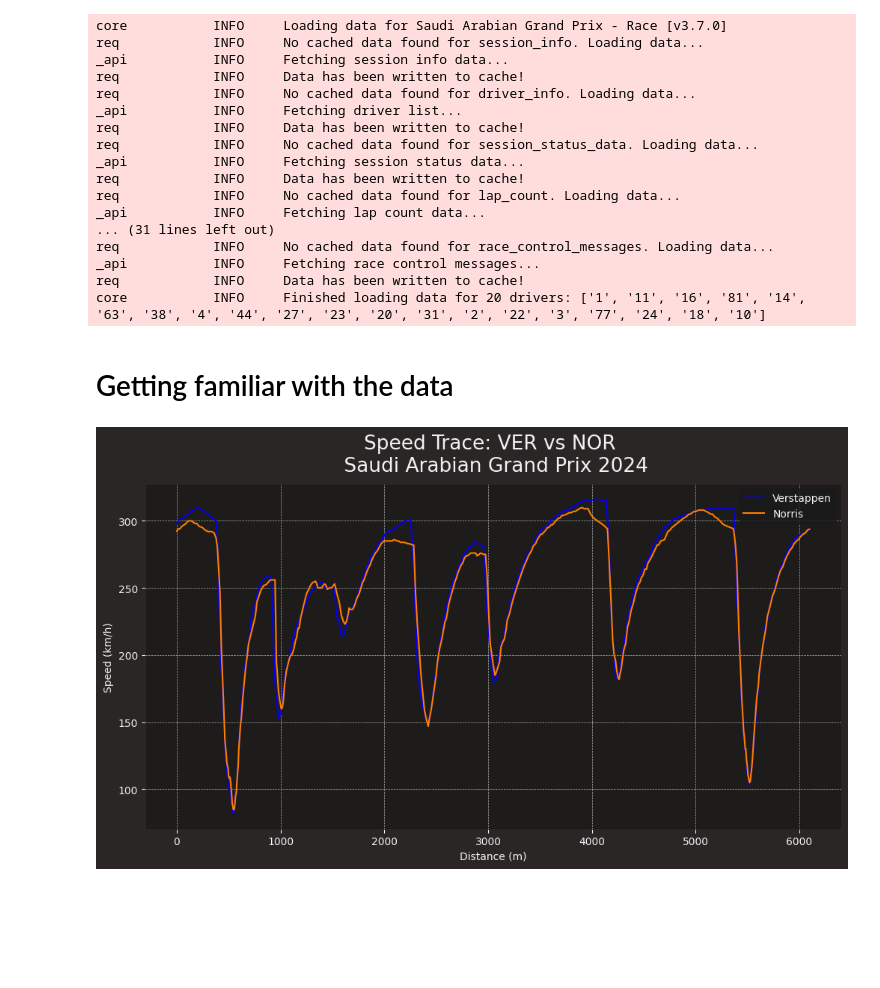
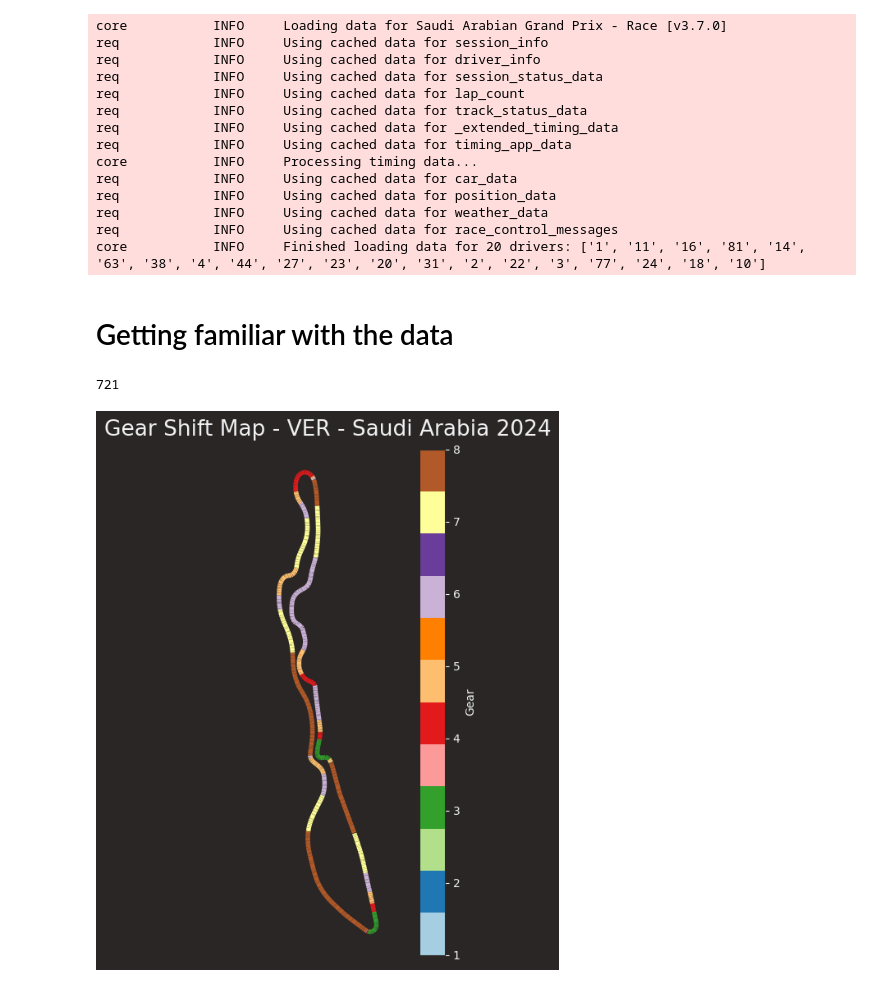
Before and after one commit to iwosmu/f1-fun, a Jupyter notebook: f1fun.ipynb, the cells around one changed output. Saved outputs shown, nothing was run; the diff lists cells and outputs as text; code cells hidden in the pictures; blank space fills up the shorter version.

Commit message:
Visualizing the gear shifts of Max during his fastest lap

```diff
--- a/f1fun.ipynb
+++ b/f1fun.ipynb
@@ -9,42 +10,57 @@ fastf1.Cache.enable_cache('cache')
 fastf1.plotting.setup_mpl(color_scheme='fastf1')
 # %%
+fastf1.Cache.enable_cache('cache')
 session = fastf1.get_session(2024, 'Saudi Arabia', 'R')
 session.load()
 # %% [output]
 core           INFO     Loading data for Saudi Arabian Grand Prix - Race [v3.7.0]
-req            INFO     No cached data found for session_info. Loading data...
-_api           INFO     Fetching session info data...
-req            INFO     Data has been written to cache!
-req            INFO     No cached data found for driver_info. Loading data...
-_api           INFO     Fetching driver list...
-req            INFO     Data has been written to cache!
-req            INFO     No cached data found for session_status_data. Loading data...
-_api           INFO     Fetching session status data...
-req            INFO     Data has been written to cache!
-req            INFO     No cached data found for lap_count. Loading data...
-_api           INFO     Fetching lap count data...
-... (31 lines left out)
-req            INFO     No cached data found for race_control_messages. Loading data...
-_api           INFO     Fetching race control messages...
-req            INFO     Data has been written to cache!
+req            INFO     Using cached data for session_info
+req            INFO     Using cached data for driver_info
+req            INFO     Using cached data for session_status_data
+req            INFO     Using cached data for lap_count
+req            INFO     Using cached data for track_status_data
+req            INFO     Using cached data for _extended_timing_data
+req            INFO     Using cached data for timing_app_data
+core           INFO     Processing timing data...
+req            INFO     Using cached data for car_data
+req            INFO     Using cached data for position_data
+req            INFO     Using cached data for weather_data
+req            INFO     Using cached data for race_control_messages
 core           INFO     Finished loading data for 20 drivers: ['1', '11', '16', '81', '14', '63', '38', '4', '44', '27', '23', '20', '31', '2', '22', '3', '77', '24', '18', '10']
 # %% [markdown]
 # Getting familiar with the data
+# %%
+lap = session.laps.pick_drivers('VER').pick_fastest()
+tel = lap.get_telemetry()
+print(len(tel['X']))
+# %% [output]
+721
 # %%
-ver_lap = session.laps.pick_drivers('VER').pick_fastest()
-nor_lap = session.laps.pick_drivers('NOR').pick_fastest()
+lap = session.laps.pick_drivers('VER').pick_fastest()
+tel = lap.get_telemetry()
 
-ver_tel = ver_lap.get_telemetry()
-nor_tel = nor_lap.get_telemetry()
+x = tel['X'].values
+y = tel['Y'].values
+gear = tel['nGear'].values.astype(float)
 
-fix, ax = plt.subplots(figsize=(12, 6))
-ax.plot(ver_tel['Distance'], ver_tel['Speed'], color = fastf1.plotting.get_team_color(ver_lap['Team'], session=session), label = 'Verstappen')
-ax.plot(nor_tel['Distance'], nor_tel['Speed'], color = fastf1.plotting.get_team_color(nor_lap['Team'], session = session), label = 'Norris')
-ax.set_xlabel('Distance (m)')
-ax.set_ylabel('Speed (km/h)')
-ax.set_title(f"Speed Trace: VER vs NOR \n {session.event['EventName']} 2024")
-ax.legend()
-plt.grid(True, which = 'both', linestyle='--', linewidth=0.5)
+points = np.array([x,y]).T.reshape(-1, 1, 2)
+segments = np.concatenate([points[:-1], points[1:]], axis = 1)
+
+fig, ax = plt.subplots(figsize = (12, 8))
+
+lc = LineCollection(segments, cmap = 'Paired', norm = plt.Normalize(1, 8))
+lc.set_array(gear)
+lc.set_linewidth(4)
+
+ax.add_collection(lc)
+ax.autoscale_view()
+
+ax.axis('off')
+ax.set_aspect('equal')
+plt.title(f"Gear Shift Map - {lap['Driver']} - Saudi Arabia 2024")
+
+cbar = plt.colorbar(lc, ticks = np.arange(1, 9))
+cbar.set_label('Gear')
 plt.show()
 # %% [output]
-[figure, old version]
+[figure, new version]
```
Also changed, not shown: parts of 1 cell of this notebook.
